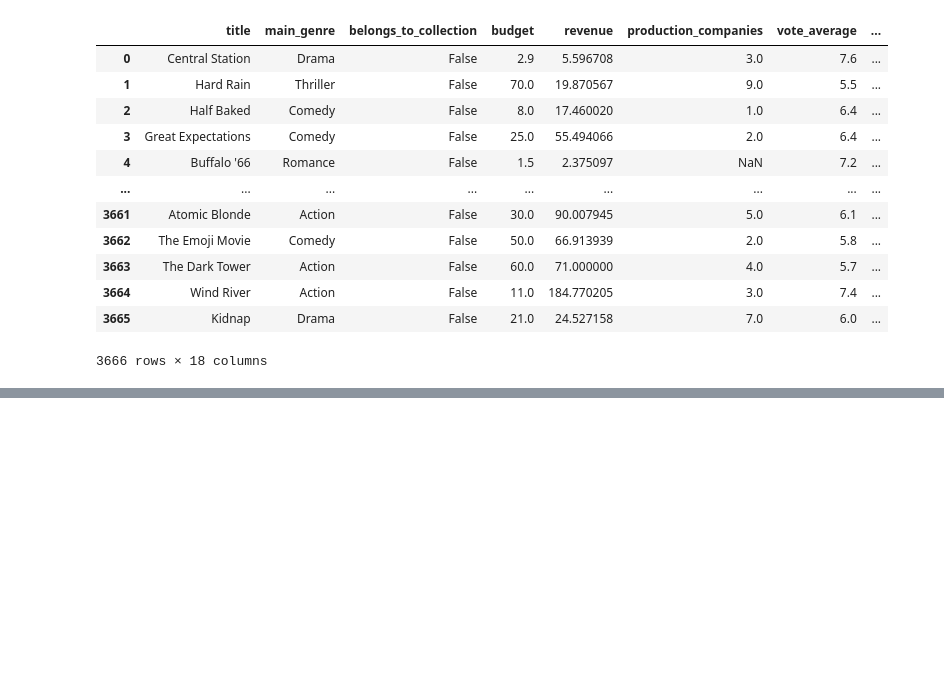
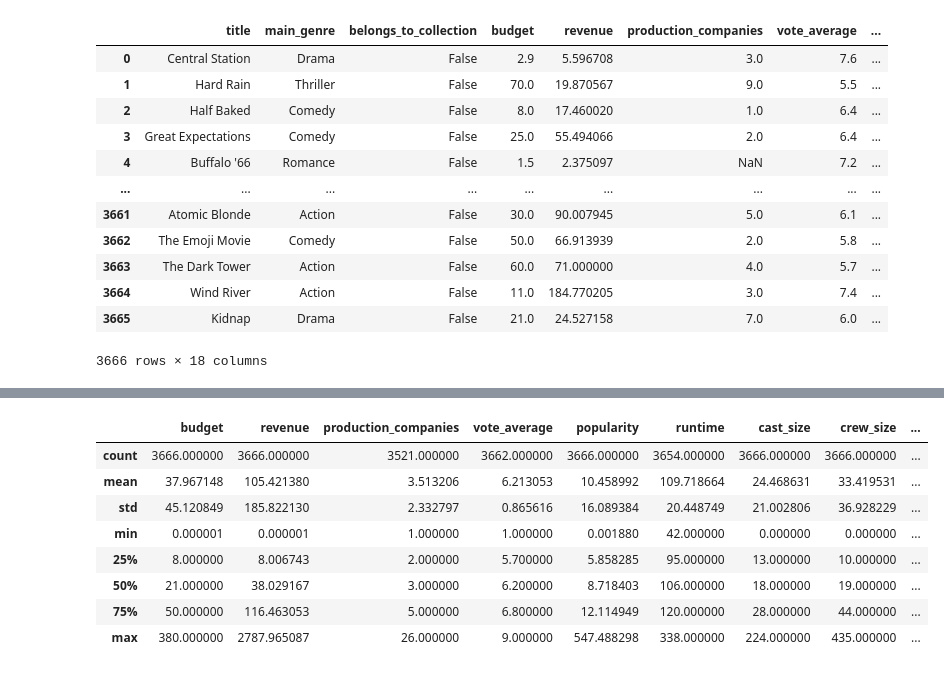
Before and after one commit to kurek0010/Predicting_Movie_Revenues, a Jupyter notebook: protection_movie_revenues.ipynb, the cells around one changed output, grey strips where cells are left out. Drawn from its saved outputs; the diff is of its cells as text; code cells hidden in the pictures; blank space fills up the shorter version.

```diff
--- a/protection_movie_revenues.ipynb
+++ b/protection_movie_revenues.ipynb
@@ -23,0 +44,12 @@ df
+# %%
+df.describe()
+# %% [output]
+|  | budget | revenue | production_companies | vote_average | popularity | runtime | cast_size | crew_size | ... |
+| count | 3666.000000 | 3666.000000 | 3521.000000 | 3662.000000 | 3666.000000 | 3654.000000 | 3666.000000 | 3666.000000 | ... |
+| mean | 37.967148 | 105.421380 | 3.513206 | 6.213053 | 10.458992 | 109.718664 | 24.468631 | 33.419531 | ... |
+| std | 45.120849 | 185.822130 | 2.332797 | 0.865616 | 16.089384 | 20.448749 | 21.002806 | 36.928229 | ... |
+| min | 0.000001 | 0.000001 | 1.000000 | 1.000000 | 0.001880 | 42.000000 | 0.000000 | 0.000000 | ... |
+| 25% | 8.000000 | 8.006743 | 2.000000 | 5.700000 | 5.858285 | 95.000000 | 13.000000 | 10.000000 | ... |
+| 50% | 21.000000 | 38.029167 | 3.000000 | 6.200000 | 8.718403 | 106.000000 | 18.000000 | 19.000000 | ... |
+| 75% | 50.000000 | 116.463053 | 5.000000 | 6.800000 | 12.114949 | 120.000000 | 28.000000 | 44.000000 | ... |
+| max | 380.000000 | 2787.965087 | 26.000000 | 9.000000 | 547.488298 | 338.000000 | 224.000000 | 435.000000 | ... |
```
Also changed, not shown: parts of 42 cells of this notebook.
